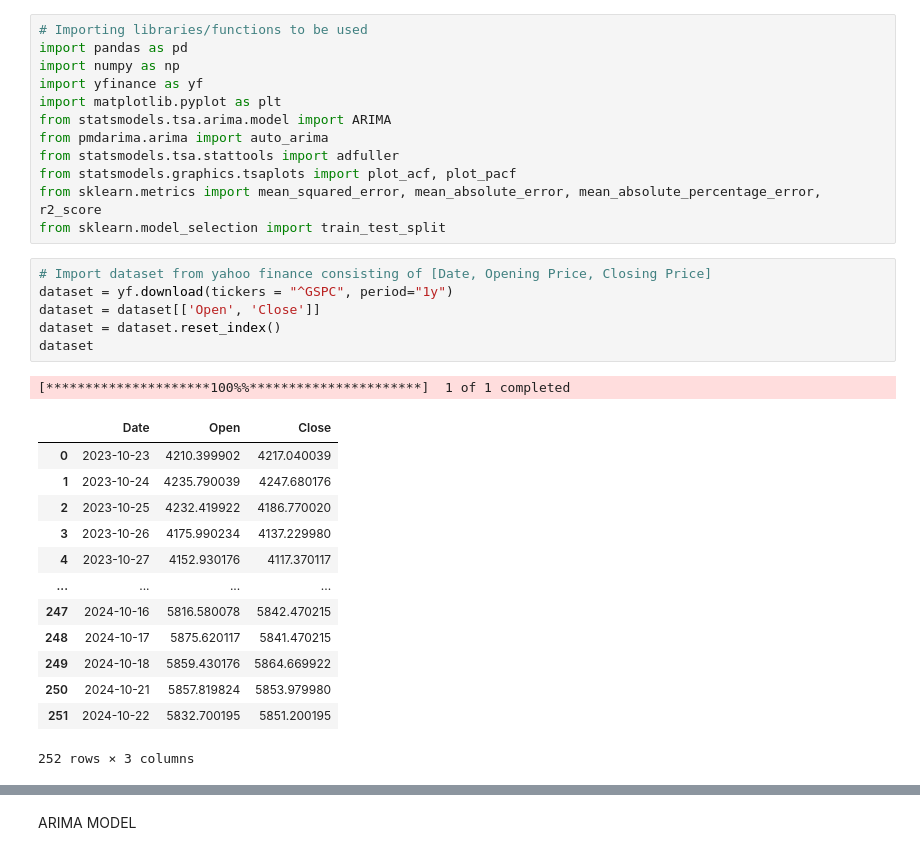
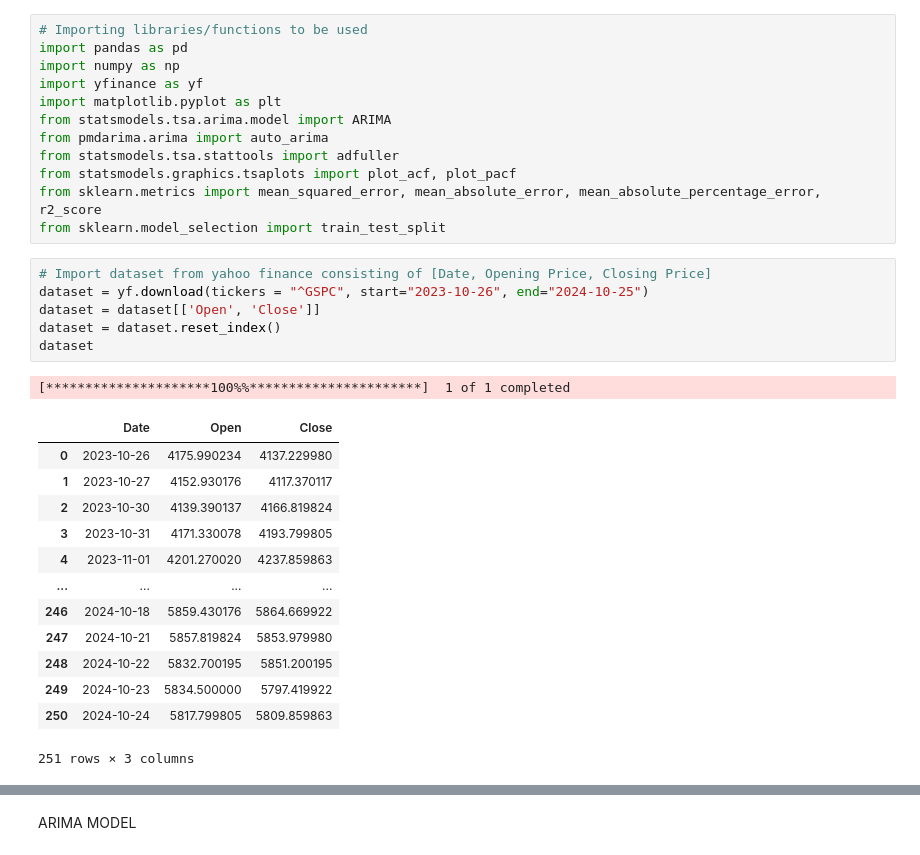
Before and after one commit to Oliver13Holmes/Predicting-Stocks-using-ARIMA-and-LSTM, a Jupyter notebook: ARIMA 1Y.ipynb, the cells around one changed output, grey strips where cells are left out. Drawn from its saved outputs; the diff is of its cells as text.

```diff
--- a/ARIMA 1Y.ipynb
+++ b/ARIMA 1Y.ipynb
@@ -14,25 +14,25 @@ from sklearn.metrics import mean_squared_error, mean_absolute_error, mean_absolu
 from sklearn.model_selection import train_test_split
 # %%
 # Import dataset from yahoo finance consisting of [Date, Opening Price, Closing Price]
-dataset = yf.download(tickers = "^GSPC", period="1y")
+dataset = yf.download(tickers = "^GSPC", start="2023-10-26", end="2024-10-25")
 dataset = dataset[['Open', 'Close']]
 dataset = dataset.reset_index()
 dataset
 # %% [output]
 [*********************100%%**********************]  1 of 1 completed
 |  | Date | Open | Close |
-| 0 | 2023-10-23 | 4210.399902 | 4217.040039 |
-| 1 | 2023-10-24 | 4235.790039 | 4247.680176 |
-| 2 | 2023-10-25 | 4232.419922 | 4186.770020 |
-| 3 | 2023-10-26 | 4175.990234 | 4137.229980 |
-| 4 | 2023-10-27 | 4152.930176 | 4117.370117 |
+| 0 | 2023-10-26 | 4175.990234 | 4137.229980 |
+| 1 | 2023-10-27 | 4152.930176 | 4117.370117 |
+| 2 | 2023-10-30 | 4139.390137 | 4166.819824 |
+| 3 | 2023-10-31 | 4171.330078 | 4193.799805 |
+| 4 | 2023-11-01 | 4201.270020 | 4237.859863 |
 | ... | ... | ... | ... |
-| 247 | 2024-10-16 | 5816.580078 | 5842.470215 |
-| 248 | 2024-10-17 | 5875.620117 | 5841.470215 |
-| 249 | 2024-10-18 | 5859.430176 | 5864.669922 |
-| 250 | 2024-10-21 | 5857.819824 | 5853.979980 |
-| 251 | 2024-10-22 | 5832.700195 | 5851.200195 |
+| 246 | 2024-10-18 | 5859.430176 | 5864.669922 |
+| 247 | 2024-10-21 | 5857.819824 | 5853.979980 |
+| 248 | 2024-10-22 | 5832.700195 | 5851.200195 |
+| 249 | 2024-10-23 | 5834.500000 | 5797.419922 |
+| 250 | 2024-10-24 | 5817.799805 | 5809.859863 |
-252 rows × 3 columns
+251 rows × 3 columns
 # %%
 # Transform the raw data into a pandas dataframe consisting of [Date, OPS]
 # OPS = ((Opening Price - Closing Price of previous day) / Closing Price of previous day) * 100
```
Also changed, not shown: parts of 34 cells of this notebook, 1 other file.
